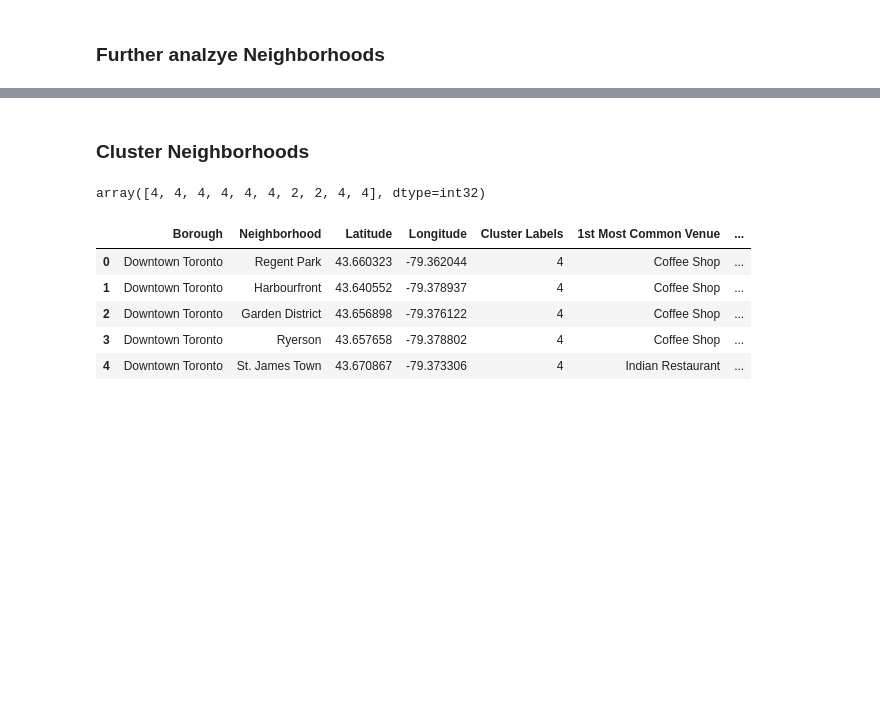
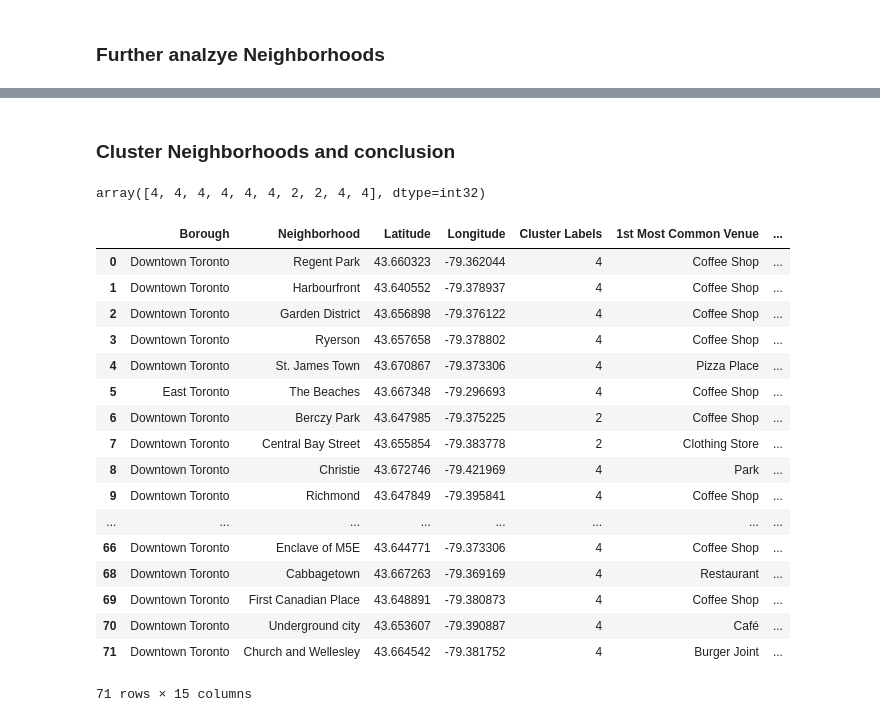
Before and after one commit to DarkGreenFrog/Coursera-Capstone-Project, a Jupyter notebook: CourseraCapstone-Week3-Assignment.ipynb, the cells around one changed output, grey strips where cells are left out. Drawn from its saved outputs; the diff is of its cells as text; code cells hidden in the pictures; blank space fills up the shorter version.

```diff
--- a/CourseraCapstone-Week3-Assignment.ipynb
+++ b/CourseraCapstone-Week3-Assignment.ipynb
@@ -105,6 +105,9 @@ df_tnbh.shape
 # %%
 # The code was removed by Watson Studio for sharing.
 # %%
+# Google API key
+API_key = 'AIzaSyASiIfKbBdBgTJaTTxO5X9pNBd4j-5lVsM'
+
 # Add 2 empty columns to the dataframe for geodata
 df_tnbh['Latitude'] =''
 df_tnbh['Longitude'] = ''
@@ -273,6 +276,11 @@ map_toronto
 # %%
 # The code was removed by Watson Studio for sharing.
 # %%
+# Set Foursquare credentials
+CLIENT_ID = 'W52YQTZIGFNTF5TK2DLKBGHJRKJZF12ORH10G0UAG5MIMAYW' # your Foursquare ID
+CLIENT_SECRET = 'IOLIX4VL3TCVRSFGPA5LMSXWBRUPIPVL4GJTCMBPHOMS0QLG' # your Foursquare Secret
+VERSION = '20180605' # Foursquare API version
+
 # Function to get location data from Foursquare for all neighborhoods
 def getNearbyVenues(names, latitudes, longitudes, radius=500):
 
@@ -475,6 +483,6 @@ neighborhoods_venues_sorted
 71 rows × 11 columns
 # %% [markdown]
-### Cluster Neighborhoods
+### Cluster Neighborhoods and conclusion
 # %%
 # Set number of clusters
 kclusters = 5
@@ -491,22 +499,34 @@ array([4, 4, 4, 4, 4, 4, 2, 2, 4, 4], dtype=int32)
 # %%
 # New dataframe that includes the cluster as well as the top 10 venues for each neighborhood.
 
 toronto_merged = df_toronto
 
 # add clustering labels
 toronto_merged['Cluster Labels'] = kmeans.labels_
 
 # merge toronto_grouped with toronto_data to add latitude/longitude for each neighborhood
 toronto_merged = toronto_merged.join(neighborhoods_venues_sorted.set_index('Neighborh.'), on='Neighborhood')
 
-toronto_merged.head()
+toronto_merged
 # %% [output]
 |  | Borough | Neighborhood | Latitude | Longitude | Cluster Labels | 1st Most Common Venue | ... |
 | 0 | Downtown Toronto | Regent Park | 43.660323 | -79.362044 | 4 | Coffee Shop | ... |
 | 1 | Downtown Toronto | Harbourfront | 43.640552 | -79.378937 | 4 | Coffee Shop | ... |
 | 2 | Downtown Toronto | Garden District | 43.656898 | -79.376122 | 4 | Coffee Shop | ... |
 | 3 | Downtown Toronto | Ryerson | 43.657658 | -79.378802 | 4 | Coffee Shop | ... |
-| 4 | Downtown Toronto | St. James Town | 43.670867 | -79.373306 | 4 | Indian Restaurant | ... |
+| 4 | Downtown Toronto | St. James Town | 43.670867 | -79.373306 | 4 | Pizza Place | ... |
+| 5 | East Toronto | The Beaches | 43.667348 | -79.296693 | 4 | Coffee Shop | ... |
+| 6 | Downtown Toronto | Berczy Park | 43.647985 | -79.375225 | 2 | Coffee Shop | ... |
+| 7 | Downtown Toronto | Central Bay Street | 43.655854 | -79.383778 | 2 | Clothing Store | ... |
+| 8 | Downtown Toronto | Christie | 43.672746 | -79.421969 | 4 | Park | ... |
+| 9 | Downtown Toronto | Richmond | 43.647849 | -79.395841 | 4 | Coffee Shop | ... |
+| ... | ... | ... | ... | ... | ... | ... | ... |
+| 66 | Downtown Toronto | Enclave of M5E | 43.644771 | -79.373306 | 4 | Coffee Shop | ... |
+| 68 | Downtown Toronto | Cabbagetown | 43.667263 | -79.369169 | 4 | Restaurant | ... |
+| 69 | Downtown Toronto | First Canadian Place | 43.648891 | -79.380873 | 4 | Coffee Shop | ... |
+| 70 | Downtown Toronto | Underground city | 43.653607 | -79.390887 | 4 | Café | ... |
+| 71 | Downtown Toronto | Church and Wellesley | 43.664542 | -79.381752 | 4 | Burger Joint | ... |
+71 rows × 15 columns
 # %%
 # Create map
 map_clusters = folium.Map(location=[toronto_lat, toronto_lng], zoom_start=11)
```
Also changed, not shown: parts of 7 cells of this notebook.
